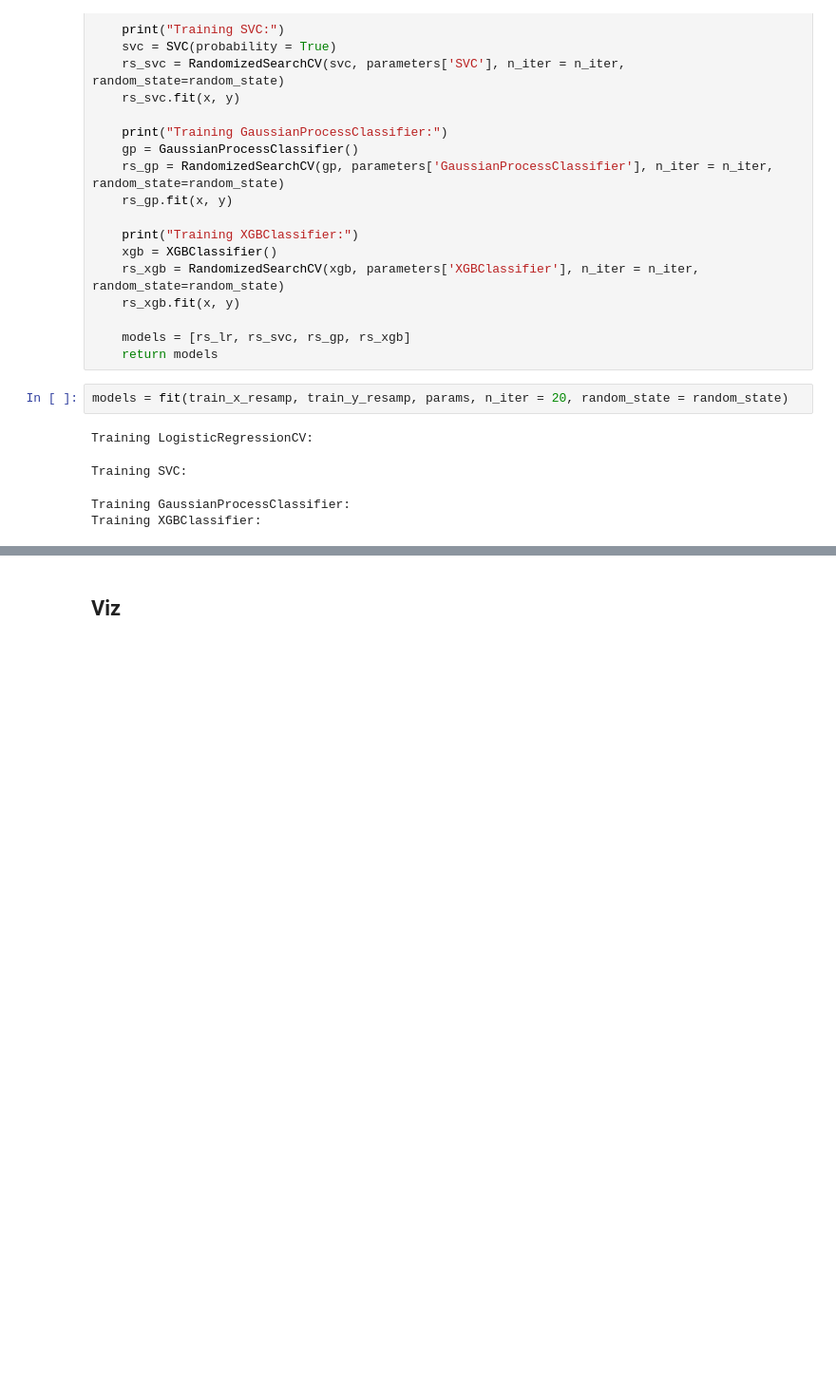
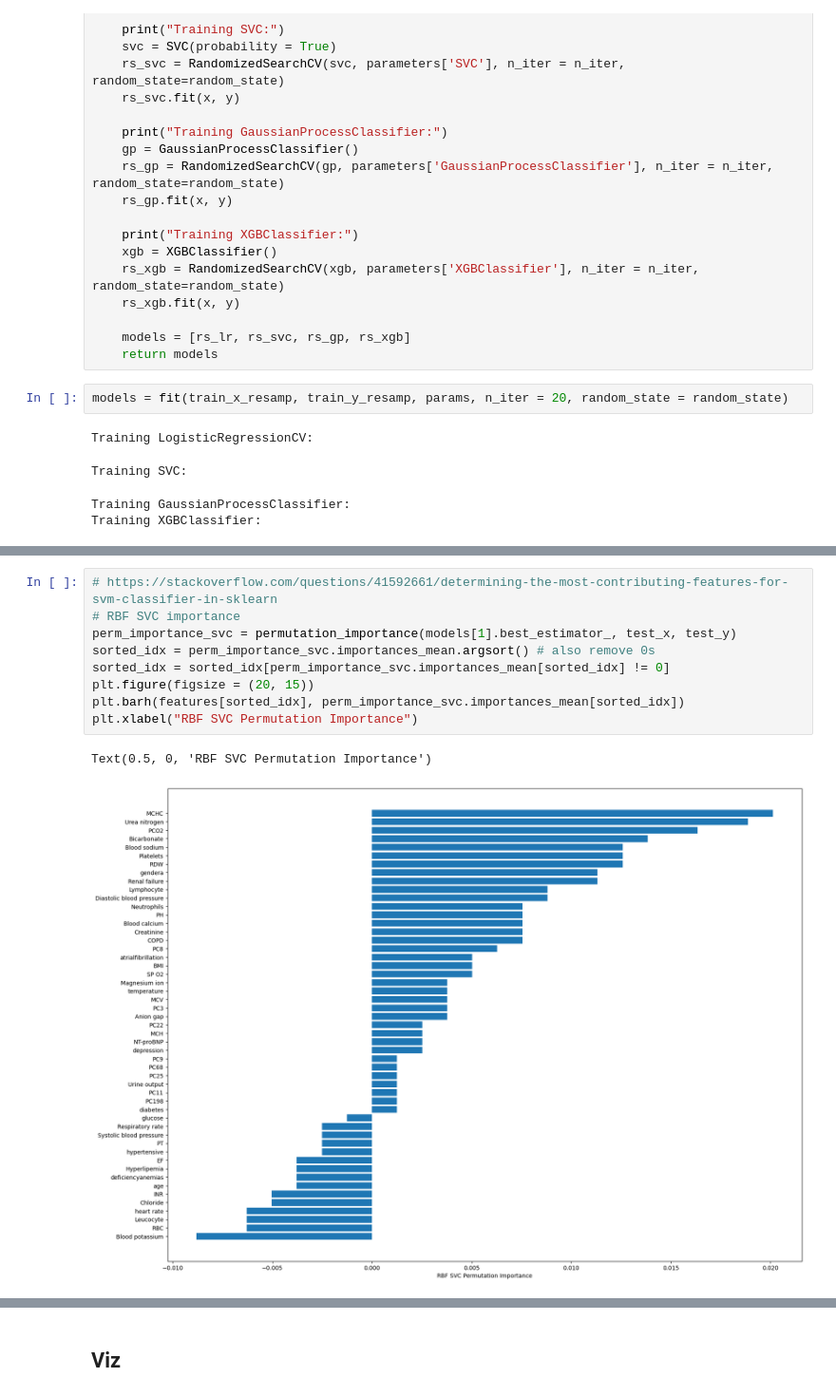
Before and after one commit to JiaaiShen/BST263_Project, a Jupyter notebook: multimodal.ipynb, the cells around one changed output, grey strips where cells are left out. Shown: that part at 95% size. Saved outputs shown, nothing was run; the diff lists cells and outputs as text; blank space fills up the shorter version.

```diff
--- a/multimodal.ipynb
+++ b/multimodal.ipynb
@@ -236,0 +280,12 @@ evaluate(test_x, test_y, models)
+# %%
+# https://stackoverflow.com/questions/41592661/determining-the-most-contributing-features-for-svm-classifier-in-sklearn
+# RBF SVC importance
+perm_importance_svc = permutation_importance(models[1].best_estimator_, test_x, test_y)
+sorted_idx = perm_importance_svc.importances_mean.argsort() # also remove 0s
+sorted_idx = sorted_idx[perm_importance_svc.importances_mean[sorted_idx] != 0]
+plt.figure(figsize = (20, 15))
+plt.barh(features[sorted_idx], perm_importance_svc.importances_mean[sorted_idx])
+plt.xlabel("RBF SVC Permutation Importance")
+# %% [output]
+Text(0.5, 0, 'RBF SVC Permutation Importance')
+[figure, added]
```
Also changed, not shown: parts of 18 cells of this notebook.
